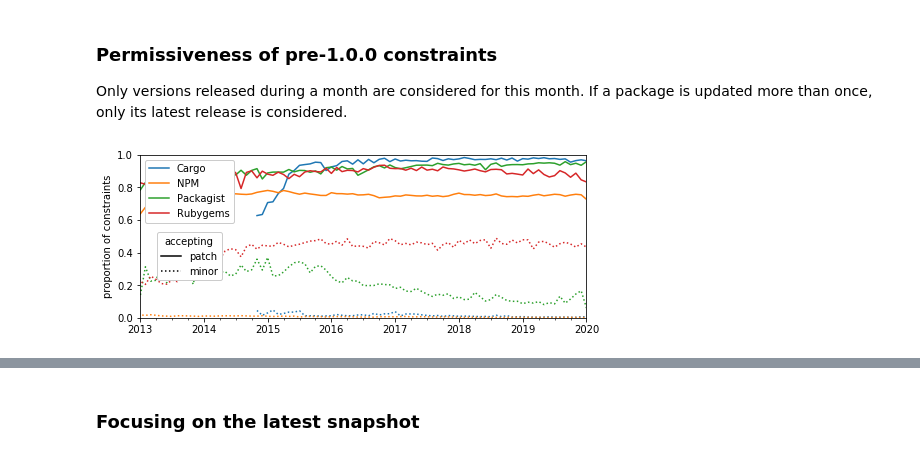
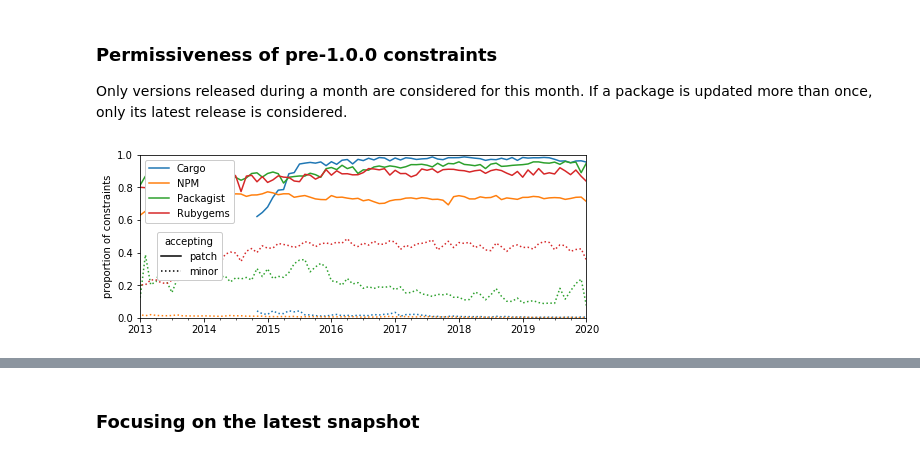
Before and after one commit to AlexandreDecan/secos-zero, a Jupyter notebook: notebooks/Magic zero.ipynb, the cells around one changed output, grey strips where cells are left out. Drawn from its saved outputs; the diff is of its cells as text; code cells hidden in the pictures.

```diff
--- a/notebooks/Magic zero.ipynb
+++ b/notebooks/Magic zero.ipynb
@@ -886,0 +928,33 @@ for ecosystem in ECOSYSTEMS], axis=1).loc[['zero', 'total']]
+# %%
+fig, axes = matplotlib.pyplot.subplots(
+    ncols=len(ECOSYSTEMS),
+    sharex=False,
+    sharey=True,
+    gridspec_kw=dict(wspace=0)
+)
+
+for i, ecosystem in enumerate(ECOSYSTEMS):
+    seaborn.boxplot(
+        y='ratio',
+        x='when',
+        data=data[lambda d: d['ecosystem'] == ecosystem],
+        order=['0.y.z', '>=1.0.0'],
+        color=COLORS[ecosystem],
+        ax=axes[i],
+    )
+
+    axes[i].set(
+        title=ecosystem,
+        xlabel='',
+        ylabel=''
+    )
+
+seaborn.despine(fig, top=True, right=True)
+
+axes[0].set(
+    xlabel='',
+    ylabel='#dependent packages / age',
+    ylim=(0, 5),
+)
+
+savefig(fig, 'barrier_ratio_dependent_age')
@@ -886,0 +982,8 @@ for ecosystem in ECOSYSTEMS], axis=1).loc[['zero', 'total']]
+# %%
+for ecosystem in ECOSYSTEMS:
+    A = data[lambda d: (d['ecosystem'] == ecosystem) & (d['when'] == '0.y.z')].ratio
+    B = data[lambda d: (d['ecosystem'] == ecosystem) & (d['when'] == '>=1.0.0')].ratio
+    m = mannwhitneyu(A, B)
+    d, dl = cliffsDelta(A, B)
+
+    print('{:10} 0.y.z vs. >=1.0.0: p={:.5f}; |d|={:.3f} ({})'.format(ecosystem, m.pvalue, d, dl))
@@ -1430,10 +1428,11 @@ for ecosystem in ECOSYSTEMS:
             left_on=['source', 'rank'],
             right_on=['package', 'rank'],
         )
-        .groupby(['source', pandas.Grouper(key='date', freq='M')], as_index=False, sort=False)
+        .groupby(['source', 'target', pandas.Grouper(key='date', freq='M')], as_index=False, sort=False)
         .tail(1)
         .groupby(pandas.Grouper(key='date', freq='M'))
         .agg({
+            'source': 'nunique',
             'constraint': 'count',
             'i_minor': 'sum',
             'i_patch': 'sum',
@@ -1449,34 +1448,34 @@ for ecosystem in ECOSYSTEMS:
         ax=ax
     )
 
 legend = ax.legend(
     [patch(COLORS[ecosystem], '-') for ecosystem in ECOSYSTEMS],
     ECOSYSTEMS,
     loc='upper center',
     bbox_to_anchor=(0.11, 1),
 )
 
 ax.legend(
     [patch('k', '-'), patch('k', ':')],
     ['patch', 'minor'],
     loc='lower center',
     bbox_to_anchor=(0.11, 0.2),
     title='accepting',
     #ncol=2,
 )
 
 ax.add_artist(legend)
 
 ax.set(
     xlabel='',
     xlim=DATE_RANGE,
     ylabel='proportion of constraints',
     ylim=(0, 1),
 )
 
 savefig(fig, 'stable_permissiviness')
 # %% [output]
-[figure, old version]
+[figure, new version]
 # %%
 _ = pandas.concat([
         data[ecosystem]
```
Also changed, not shown: parts of 65 cells of this notebook.
